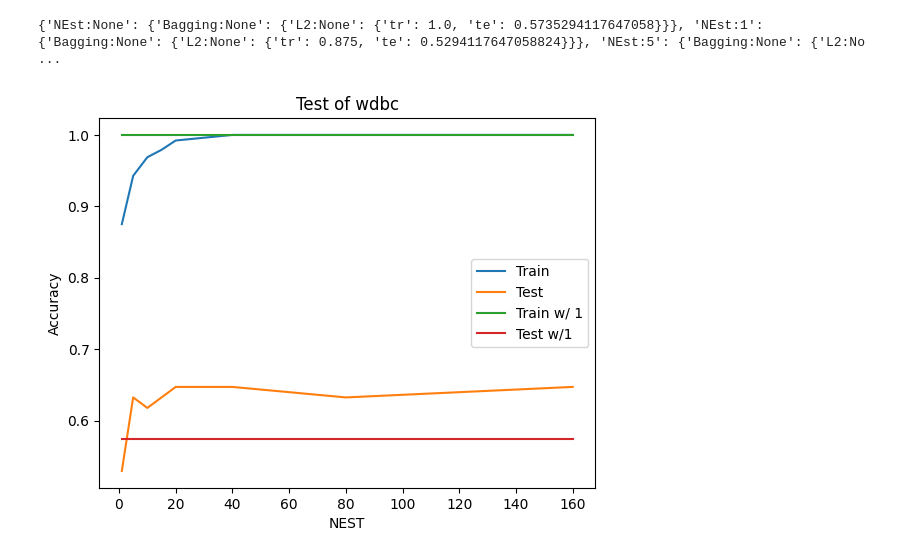
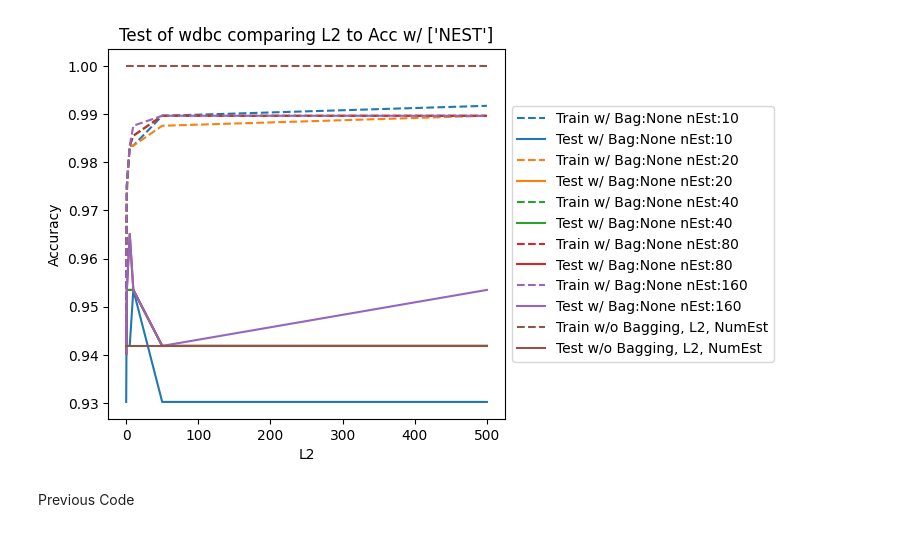
Before and after one commit to csci-567-project-KNQM/bagging-vs-boosting, a Jupyter notebook: main.ipynb, the cells around one changed output. Saved outputs shown, nothing was run; the diff lists cells and outputs as text; code cells hidden in the pictures.

Commit message:
Finished implementing graphing function

```diff
--- a/main.ipynb
+++ b/main.ipynb
@@ -177,12 +296,20 @@ class Models():
         plt.ylabel("Accuracy")
         plt.show()
 # %%
-testModel=Models('arrhythmia',10000,None,[1,5,10,15,20,40,80,160],None,"Test of wdbc")
+testModel=Models('wdbc',5000,[0.1,0.5,1,5,10,50,500],[10,20,40,80,160],[0.2,0.35,0.5,0.75,1],"Test of wdbc")
 testModel.Train()
-testModel.Graph('NEST',None)
-# %% [output]
-{'NEst:None': {'Bagging:None': {'L2:None': {'tr': 1.0, 'te': 0.5735294117647058}}}, 'NEst:1': {'Bagging:None': {'L2:None': {'tr': 0.875, 'te': 0.5294117647058824}}}, 'NEst:5': {'Bagging:None': {'L2:No ...
-[figure, removed]
+# %%
+testModel.Graph('L2',["NEST"])
+# %% [output]
+[figure, added]
+# %% [markdown]
+
+
+
+
+
+
+Previous Code
 # %%
 # Trains bagging model on top of logistic regression.
 def bagging_log_regr(X_train, X_test, y_train, y_test, num_models, frac_samples, regularization=None):
```
Also changed, not shown: parts of 7 cells of this notebook.
